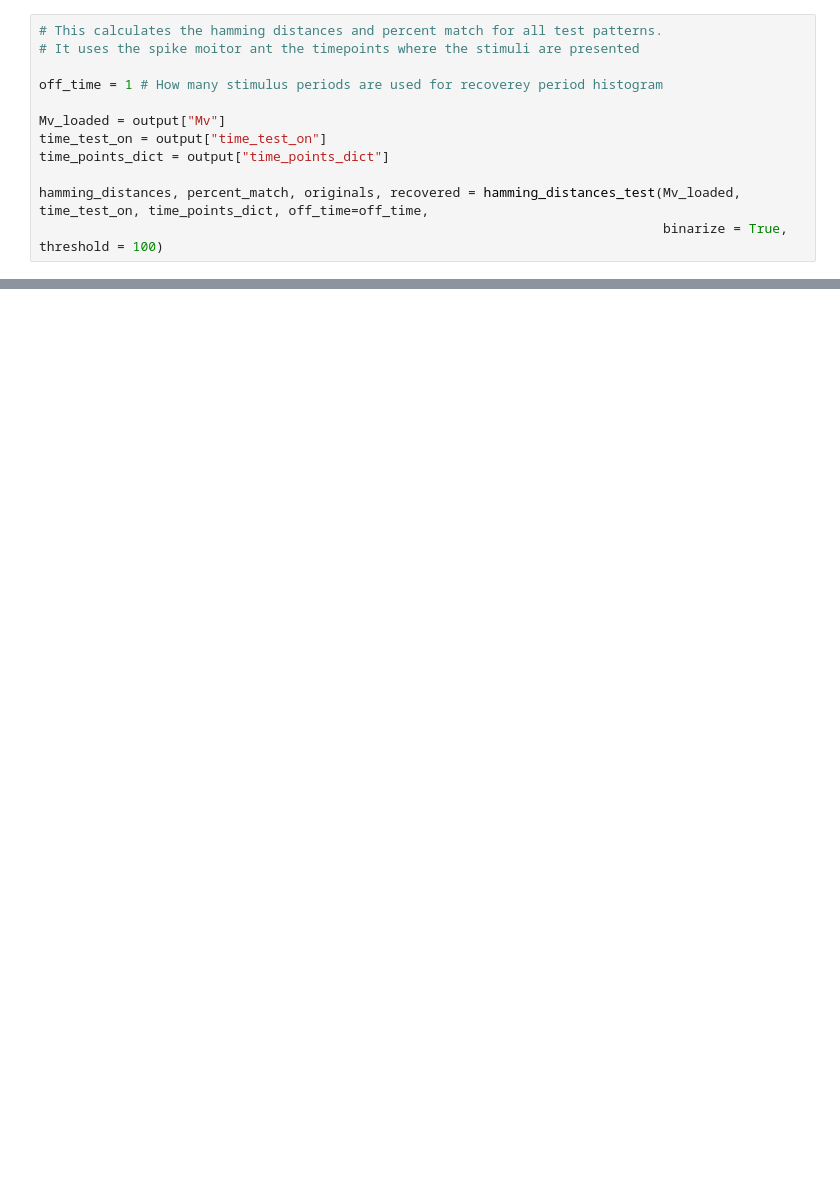
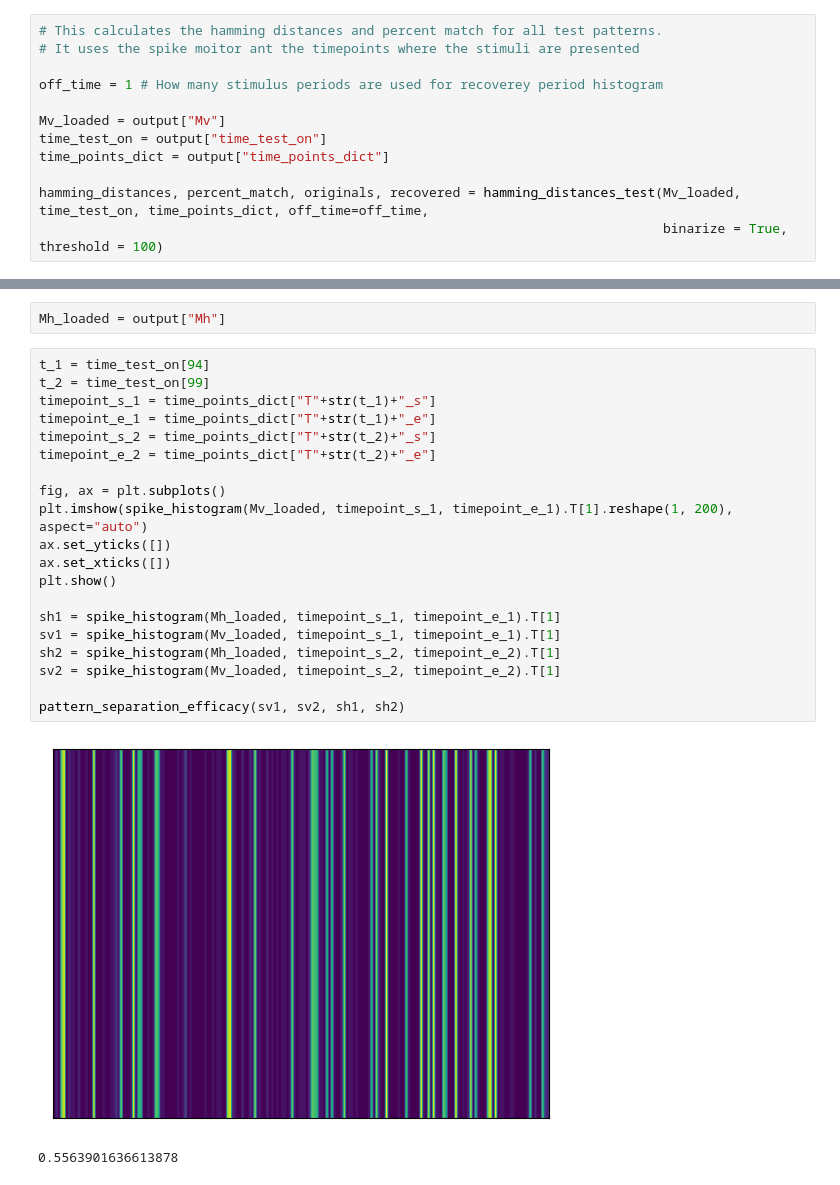
Before and after one commit to danvdm/spikingdentategyrus, a Jupyter notebook: scripts/evaluation_Finnegan.ipynb, the cells around one changed output, grey strips where cells are left out. Cells and saved outputs as stored; diff of their text form; blank space fills up the shorter version.

```diff
--- a/scripts/evaluation_Finnegan.ipynb
+++ b/scripts/evaluation_Finnegan.ipynb
@@ -48,0 +76,25 @@ plt.show()
+# %%
+Mh_loaded = output["Mh"]
+# %%
+t_1 = time_test_on[94]
+t_2 = time_test_on[99]
+timepoint_s_1 = time_points_dict["T"+str(t_1)+"_s"]
+timepoint_e_1 = time_points_dict["T"+str(t_1)+"_e"]
+timepoint_s_2 = time_points_dict["T"+str(t_2)+"_s"]
+timepoint_e_2 = time_points_dict["T"+str(t_2)+"_e"]
+
+fig, ax = plt.subplots()
+plt.imshow(spike_histogram(Mv_loaded, timepoint_s_1, timepoint_e_1).T[1].reshape(1, 200), aspect="auto")
+ax.set_yticks([])
+ax.set_xticks([])
+plt.show()
+
+sh1 = spike_histogram(Mh_loaded, timepoint_s_1, timepoint_e_1).T[1]
+sv1 = spike_histogram(Mv_loaded, timepoint_s_1, timepoint_e_1).T[1]
+sh2 = spike_histogram(Mh_loaded, timepoint_s_2, timepoint_e_2).T[1]
+sv2 = spike_histogram(Mv_loaded, timepoint_s_2, timepoint_e_2).T[1]
+
+pattern_separation_efficacy(sv1, sv2, sh1, sh2)
+# %% [output]
+[figure, added]
+0.5563901636613878
```
Also changed, not shown: parts of 9 cells of this notebook, 4 other files.
